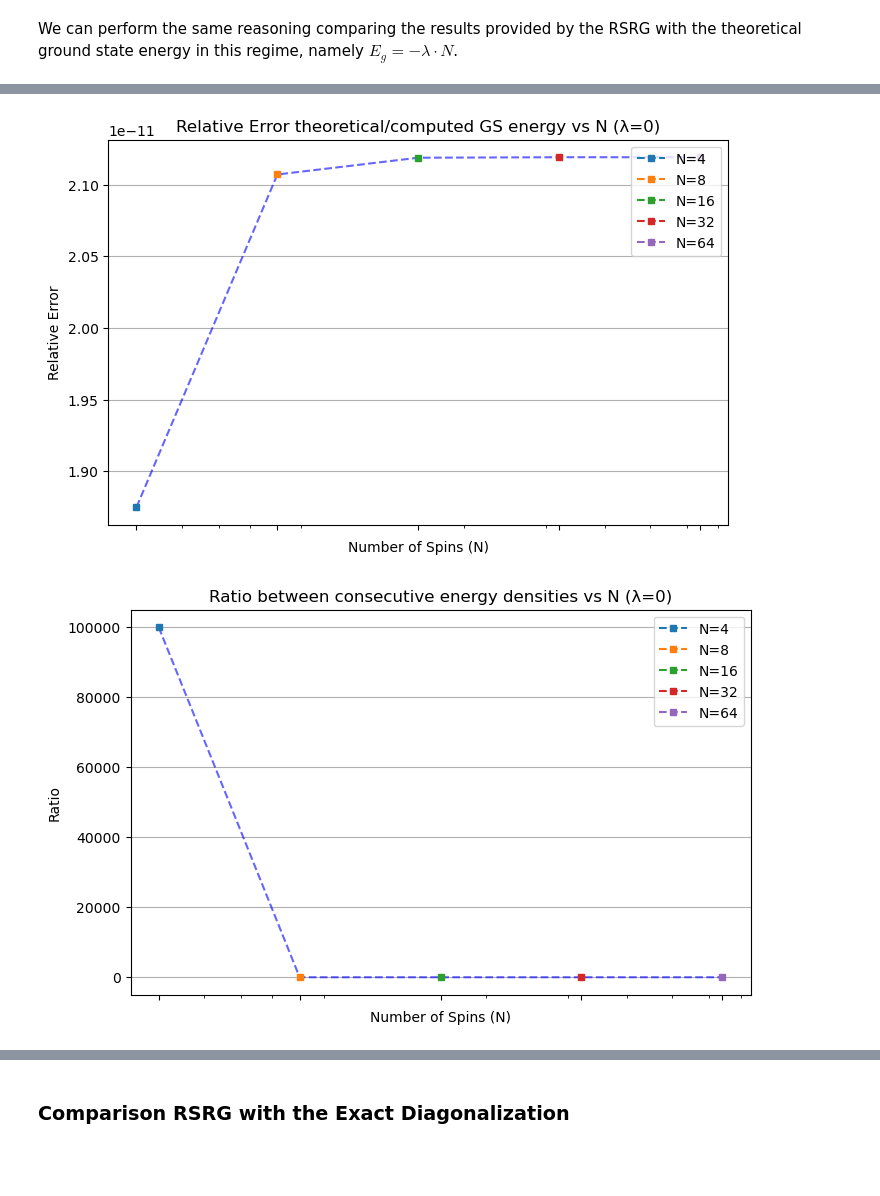
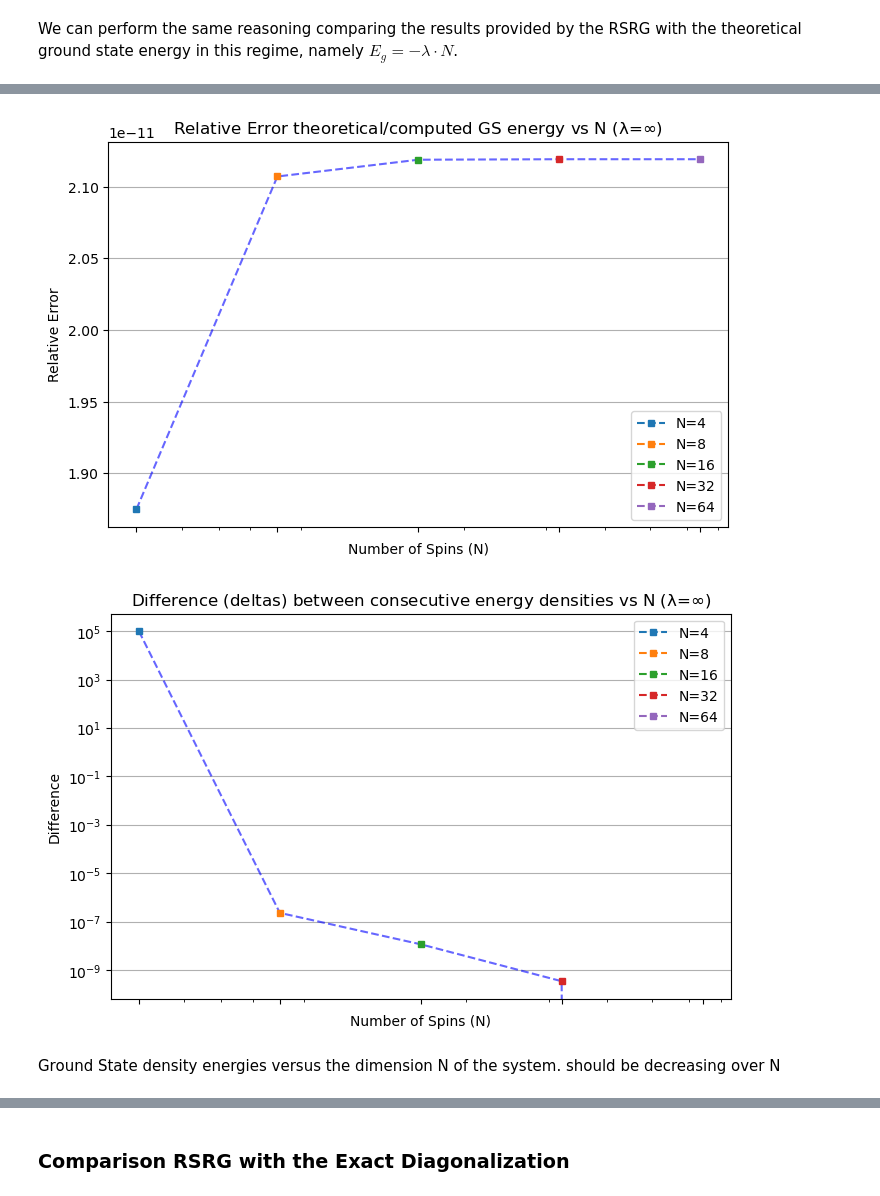
Before and after one commit to sdracia/QIC, a Jupyter notebook: 08_Assignement/RSRG.ipynb, the cells around one changed output, grey strips where cells are left out. Saved outputs shown, nothing was run; the diff lists cells and outputs as text; code cells hidden in the pictures; blank space fills up the shorter version.

```diff
--- a/08_Assignement/RSRG.ipynb
+++ b/08_Assignement/RSRG.ipynb
@@ -129,31 +146,32 @@ plt.plot(list(error_eigval.keys()),list(error_eigval.values()), "--", color = "b
 df.plot_dict_N_GSen(error_eigval, "plot")
 
 plt.xscale('log')
-plt.xticks(list(error_eigval.keys()))   # Set x-axis ticks to be exactly the N values
-# plt.yticks(list(eigenvalues.values()))
+plt.xticks(list(error_eigval.keys()))
 plt.xlabel('Number of Spins (N)')
 plt.ylabel('Relative Error')
-plt.title(f'Relative Error theoretical/computed GS energy vs N (λ=0)')
-plt.legend(loc='upper right')
+plt.title(f'Relative Error theoretical/computed GS energy vs N (λ=$\infty$)')
+plt.legend(loc='lower right')
 plt.grid(axis='y')
 plt.show()
 # %% [output]
-[figure, old version]
+[figure, new version]
 # %%
 plt.figure(figsize=(8, 5))
 plt.plot(list(deltas_dim.keys()),list(deltas_dim.values()), "--", color = "blue", alpha = 0.6)
 
 df.plot_dict_N_GSen(deltas_dim, "plot")
 
 plt.xscale('log')
-plt.xticks(list(deltas_dim.keys()))   # Set x-axis ticks to be exactly the N values
-# plt.yticks(list(eigenvalues.values()))
+plt.yscale('log')
+plt.xticks(list(deltas_dim.keys()))
 plt.xlabel('Number of Spins (N)')
-plt.ylabel('Ratio')
-plt.title(f'Ratio between consecutive energy densities vs N (λ=0)')
+plt.ylabel('Difference')
+plt.title(f'Difference (deltas) between consecutive energy densities vs N (λ=$\infty$)')
 plt.legend(loc='upper right')
 plt.grid(axis='y')
 plt.show()
 # %% [output]
-[figure, old version]
+[figure, new version]
+# %% [markdown]
+Ground State density energies versus the dimension N of the system. should be decreasing over N
 # %%
```
Also changed, not shown: parts of 14 cells of this notebook, 4 other files.
